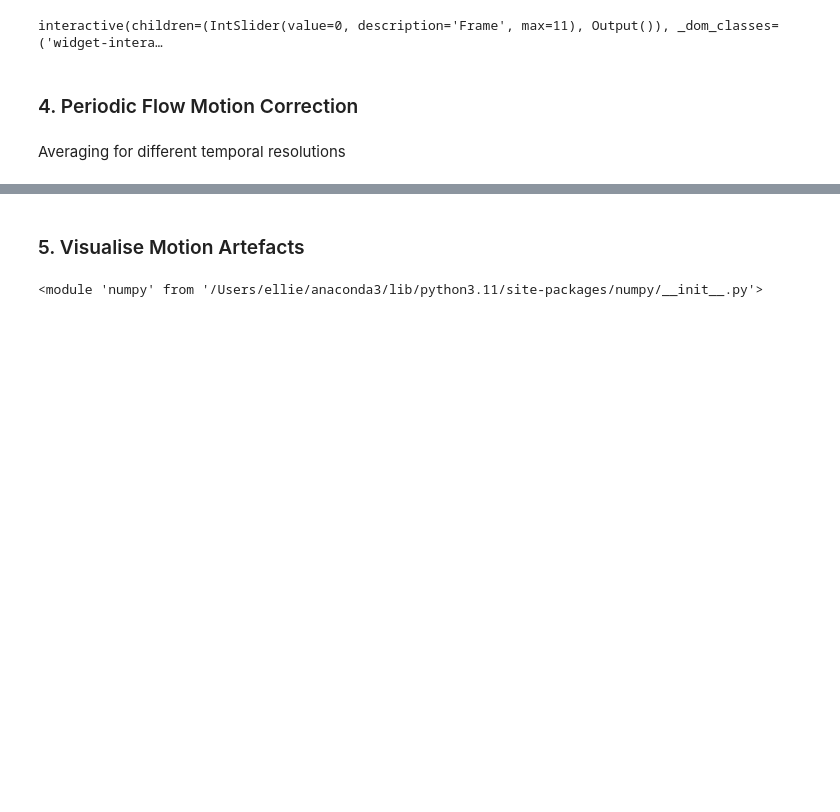
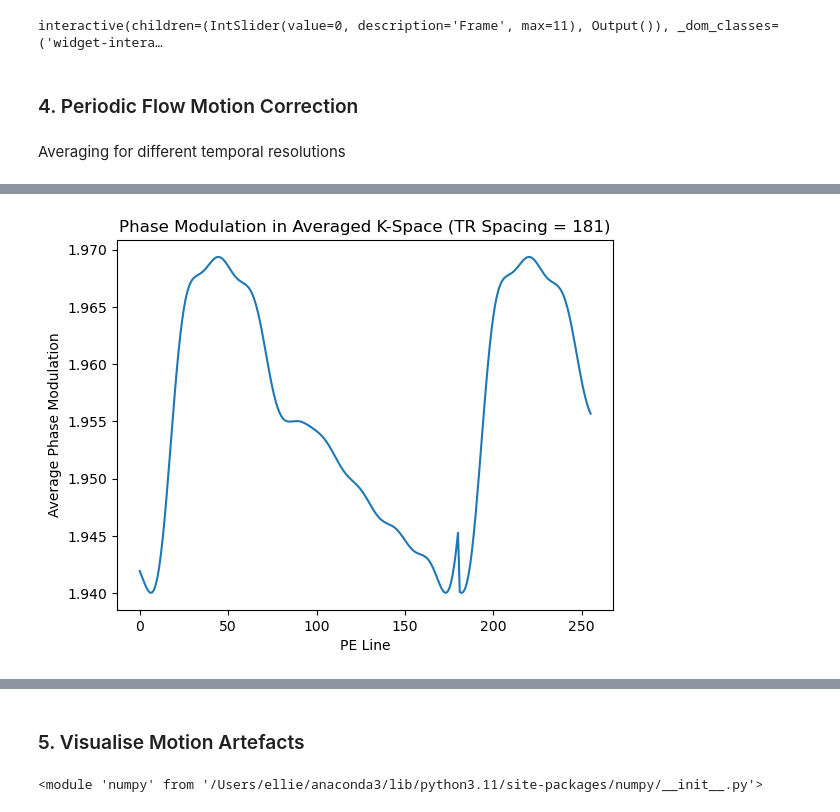
Before and after one commit to ellieYD/MRI_Flow_Motion_Correction, a Jupyter notebook: PhantomSimulation_FlowMotion_NEW.ipynb, the cells around one changed output, grey strips where cells are left out. Cells and saved outputs as stored; diff of their text form; code cells hidden in the pictures; blank space fills up the shorter version.

```diff
--- a/PhantomSimulation_FlowMotion_NEW.ipynb
+++ b/PhantomSimulation_FlowMotion_NEW.ipynb
@@ -289,0 +295,15 @@ plt.colorbar()
+# %%
+avg_phase_mod = np.mean(phase_modulation_4vis, axis = 1)
+
+phase_modulation_4vis_stretched = np.repeat(phase_modulation_4vis, repeats=12, axis=1)
+# with open(csv_file_path, mode='a', newline='') as file:
+#         writer = csv.writer(file)
+#         writer.writerow(np.insert(avg_phase_mod, 0, TR_spacing))
+# %%
+plt.plot(avg_phase_mod)
+plt.xlabel('PE Line')
+plt.ylabel('Average Phase Modulation')
+plt.title('Phase Modulation in Averaged K-Space (TR Spacing = ' + str(TR_spacing) + ')')
+plt.show()
+# %% [output]
+[figure, added]
```
Also changed, not shown: parts of 10 cells of this notebook.
